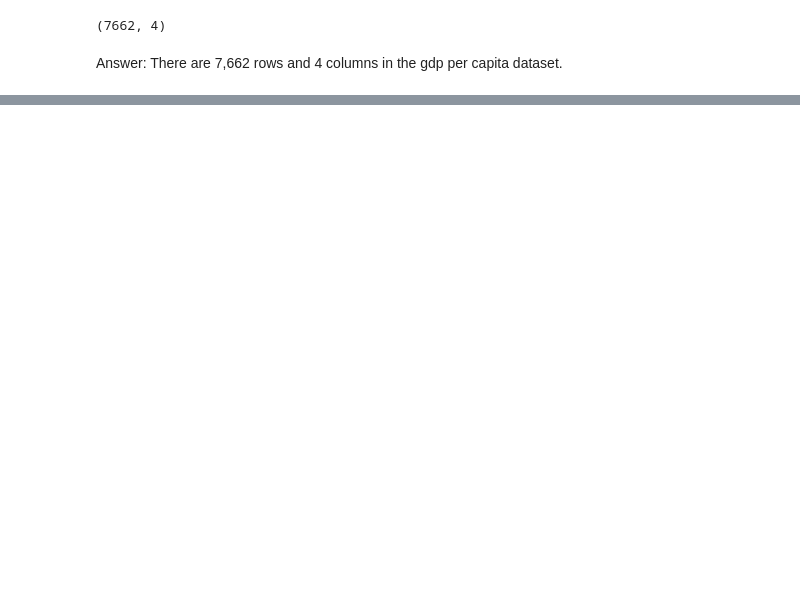
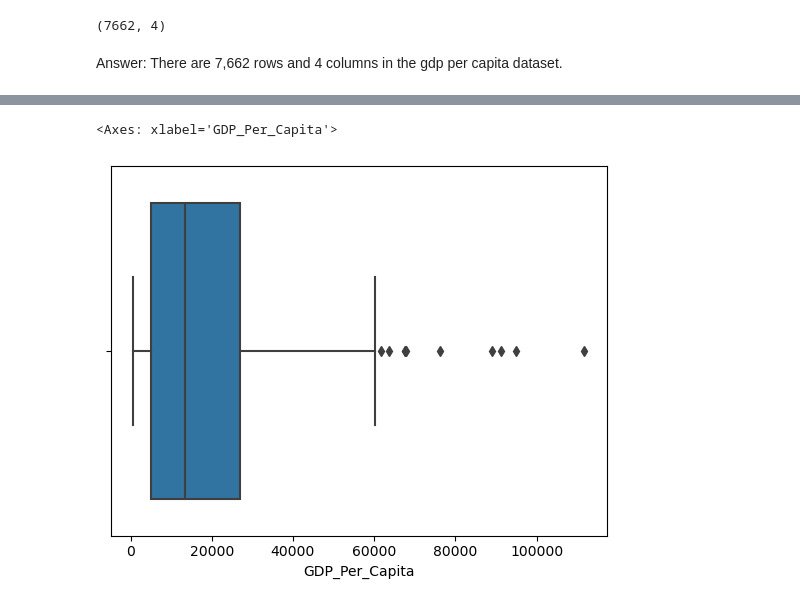
Before and after one commit to NSS-Data-Analytics-Cohort-11/undata-AdellAD4, a Jupyter notebook: notebooks/UN_data_analysis_DA11.ipynb, the cells around one changed output, grey strips where cells are left out. Drawn from its saved outputs; the diff is of its cells as text; code cells hidden in the pictures; blank space fills up the shorter version.

```diff
--- a/notebooks/UN_data_analysis_DA11.ipynb
+++ b/notebooks/UN_data_analysis_DA11.ipynb
@@ -53,0 +126,6 @@ gdp_df.head()
+# %%
+#Boxplot
+sns.boxplot(x=year_2020["GDP_Per_Capita"])
+# %% [output]
+<Axes: xlabel='GDP_Per_Capita'>
+[figure, added]
```
Also changed, not shown: parts of 31 cells of this notebook.
